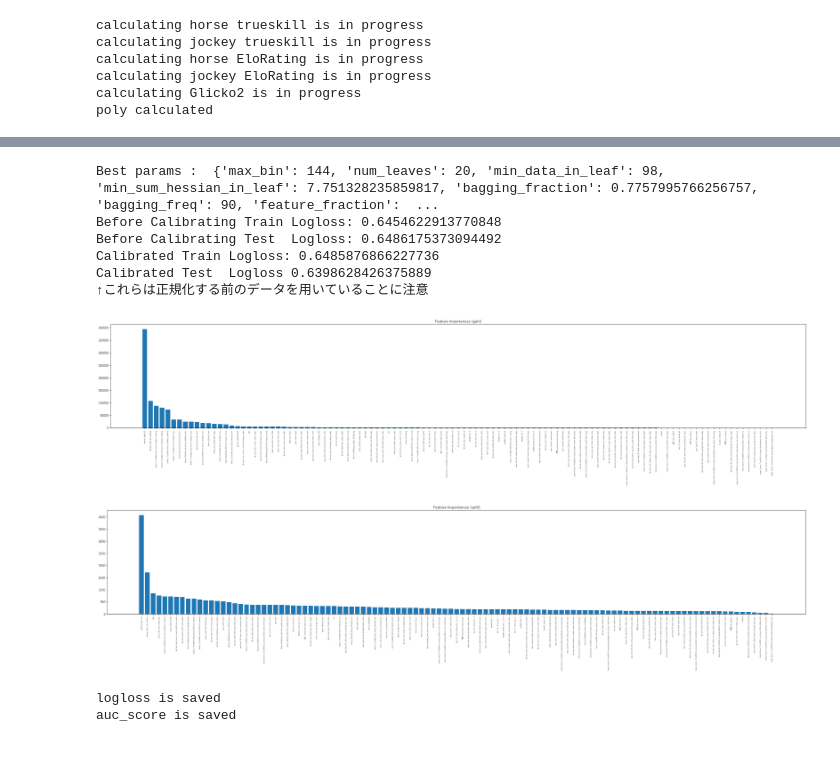
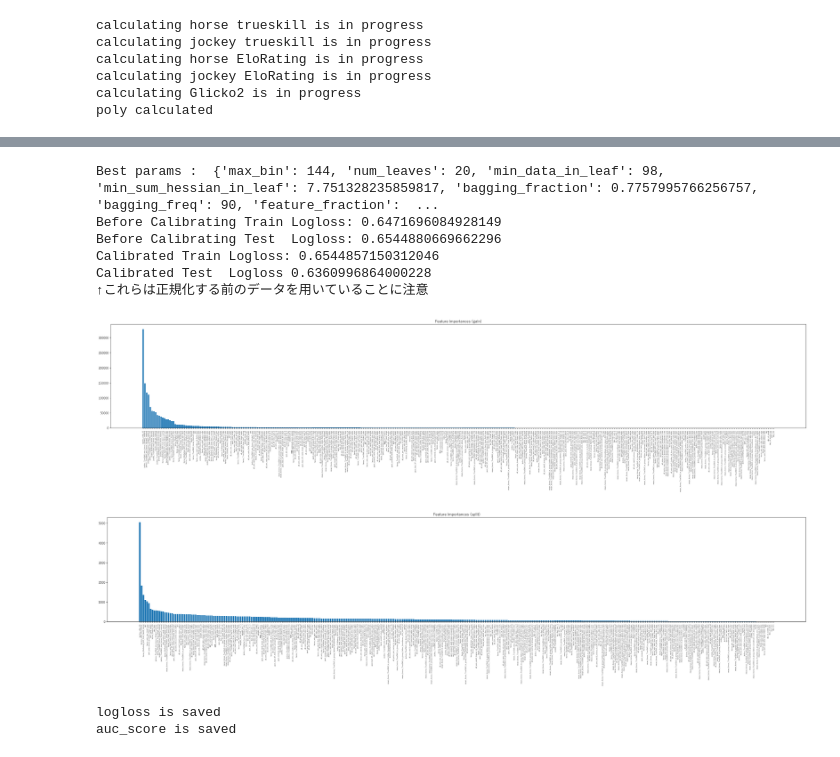
Before and after one commit to NaganagaKen/HORSE_RACING, a Jupyter notebook: Notebook/JV_eda.ipynb, the cells around one changed output, grey strips where cells are left out. Drawn from its saved outputs; the diff is of its cells as text; code cells hidden in the pictures.

```diff
--- a/Notebook/JV_eda.ipynb
+++ b/Notebook/JV_eda.ipynb
@@ -97,4 +95,4 @@ See the caveats in the documentation: https://pandas.pydata.org/pandas-docs/stab
 # %%
-memo = "base_model + feature selection with lightGBM, n_trials = 100"
-model, df_pred = model_tuner_multi.multi_lightGBM(df6, feature_col4, memo=memo, n_trials=100, save_result=True, visualization=True)
+memo = "add date feature (include cosine), n_trials = 100"
+model, df_pred = model_tuner_multi.multi_lightGBM(df5, feature_col3, memo=memo, n_trials=100, save_result=True, visualization=True)
 # %% [output]
@@ -118,11 +116,11 @@ model, df_pred = model_tuner_multi.multi_lightGBM(df6, feature_col4, memo=memo,
 Best params :  {'max_bin': 144, 'num_leaves': 20, 'min_data_in_leaf': 98, 'min_sum_hessian_in_leaf': 7.751328235859817, 'bagging_fraction': 0.7757995766256757, 'bagging_freq': 90, 'feature_fraction':  ...
-Before Calibrating Train Logloss: 0.6454622913770848
-Before Calibrating Test  Logloss: 0.6486175373094492
-Calibrated Train Logloss: 0.6485876866227736
-Calibrated Test  Logloss 0.6398628426375889
+Before Calibrating Train Logloss: 0.6471696084928149
+Before Calibrating Test  Logloss: 0.6544880669662296
+Calibrated Train Logloss: 0.6544857150312046
+Calibrated Test  Logloss 0.6360996864000228
 ↑これらは正規化する前のデータを用いていることに注意
-[figure, old version]
+[figure, new version]
-[figure, old version]
+[figure, new version]
 logloss is saved
 auc_score is saved
 |  | date | memo | horse_5 | horse_6 | horse_7 | horse_8 | horse_9 | horse_10 | horse_11 | horse_12 | horse_13 | ... |
```
Also changed, not shown: parts of 13 cells of this notebook, 6 other files.
